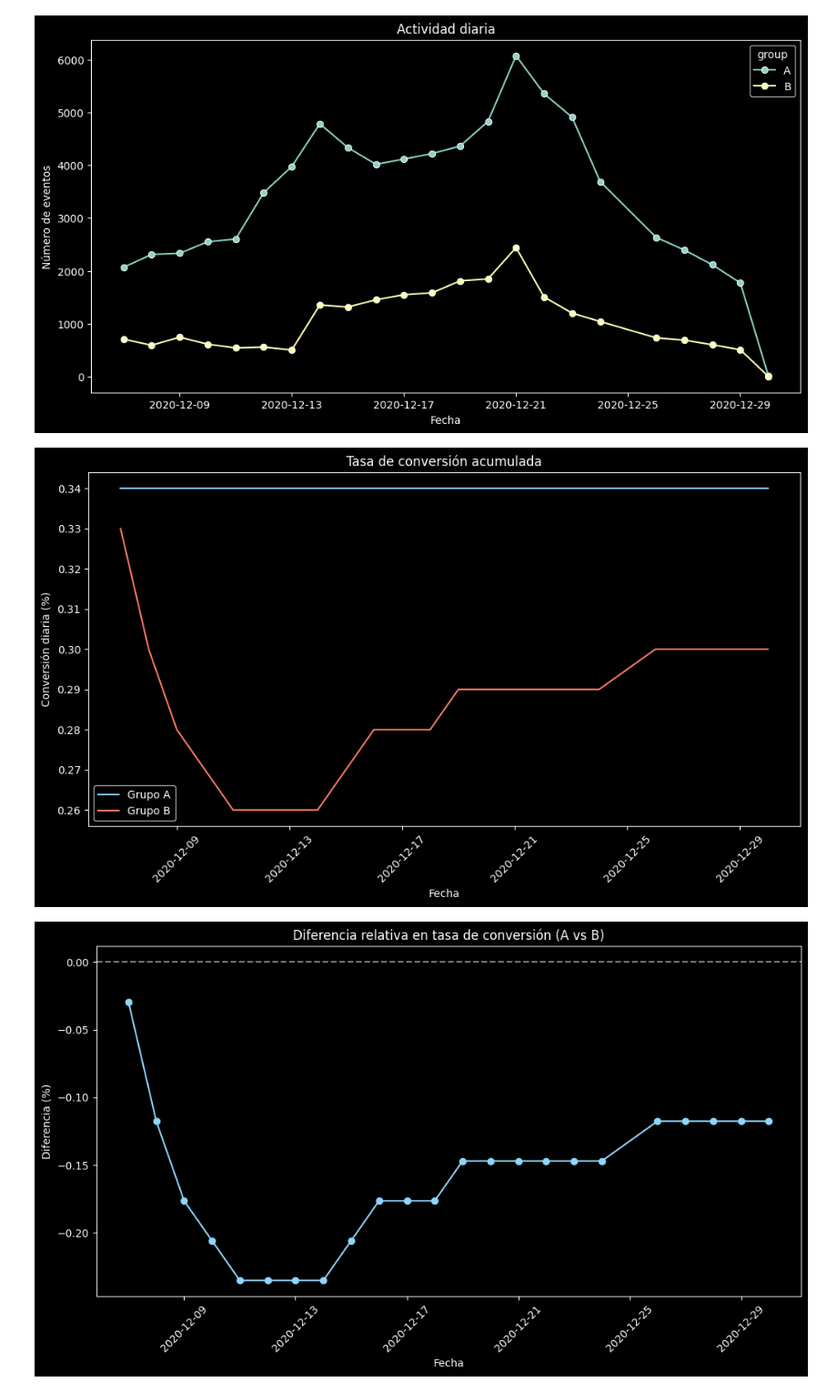
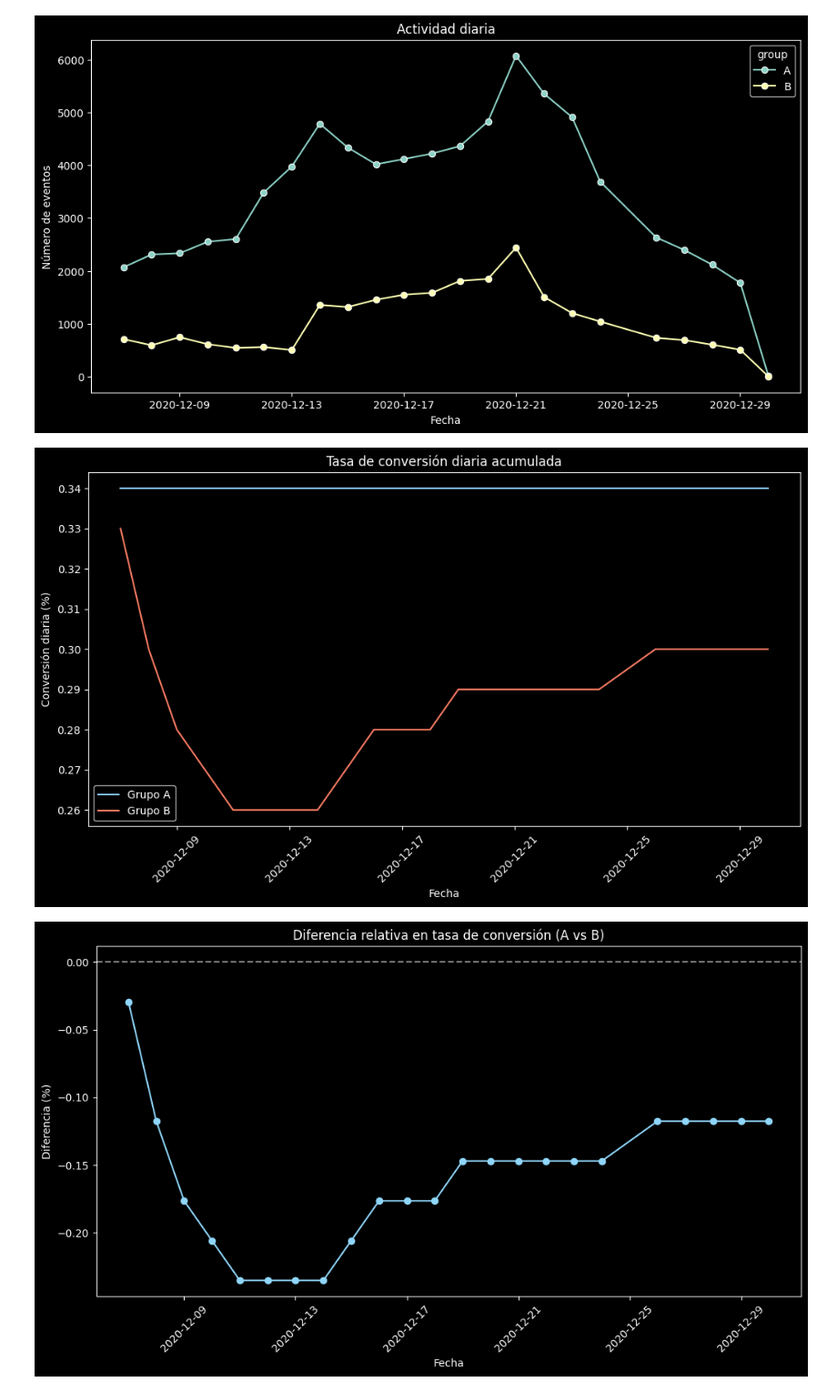
Before and after one commit to XivxnX/recommender_system_test, a Jupyter notebook: recommender_system_test.ipynb, the cells around one changed output. Shown: that part at 91% size. Cells and saved outputs as stored; diff of their text form; code cells hidden in the pictures.

```diff
--- a/recommender_system_test.ipynb
+++ b/recommender_system_test.ipynb
@@ -409,35 +411,35 @@ num_logins_per_group = (
 )
 
 # número de "purchases" realizadas diarias por grupo
 num_purchase_per_group = (
     events_with_group.query('event_name == "purchase"')
     .groupby(['date', 'group'], as_index=False)
     .agg({'user_id':'nunique'})
     .rename(columns={'user_id':'total_purchase'})
 )
 
 # conversion_per_group: juntar número de "logins" y "purchases" diarios
 conversion_per_group = num_logins_per_group.merge(num_purchase_per_group, how='left', on=['date', 'group']).fillna(0)
 
 # calcular tasa de conversión acumulada
 conversion_per_group['cumulative_logins'] = conversion_per_group.groupby('group')['total_logins'].cumsum()
 conversion_per_group['cumulative_purchases'] = conversion_per_group.groupby('group')['total_purchase'].cumsum()
 conversion_per_group['cumulative_conversion'] = (conversion_per_group['cumulative_purchases'] / conversion_per_group['cumulative_logins']).round(2)
 
 # gráfico de líneas: tasa de conversión acumulada
 plt.figure(figsize=[12,6])
 colors = {'A': '#8FD6FA', 'B': '#F87C63'}
 for grp in ['A', 'B']:
     grp_data = conversion_per_group[conversion_per_group['group'] == grp]
     plt.plot(grp_data['date'], grp_data['cumulative_conversion'], label=f'Grupo {grp}', color=colors[grp])
-plt.title('Tasa de conversión acumulada')
+plt.title('Tasa de conversión diaria acumulada')
 plt.xlabel('Fecha')
 plt.ylabel('Conversión diaria (%)')
 plt.legend()
 plt.xticks(rotation=45)
 plt.show()
 # %% [output]
-[figure, old version]
+[figure, new version]
 # %%
 # diferencia relativa en el tamaño de pedido promedio
 # tabla dinámica conversión acumulada por grupo
```
Also changed, not shown: parts of 11 cells of this notebook.
